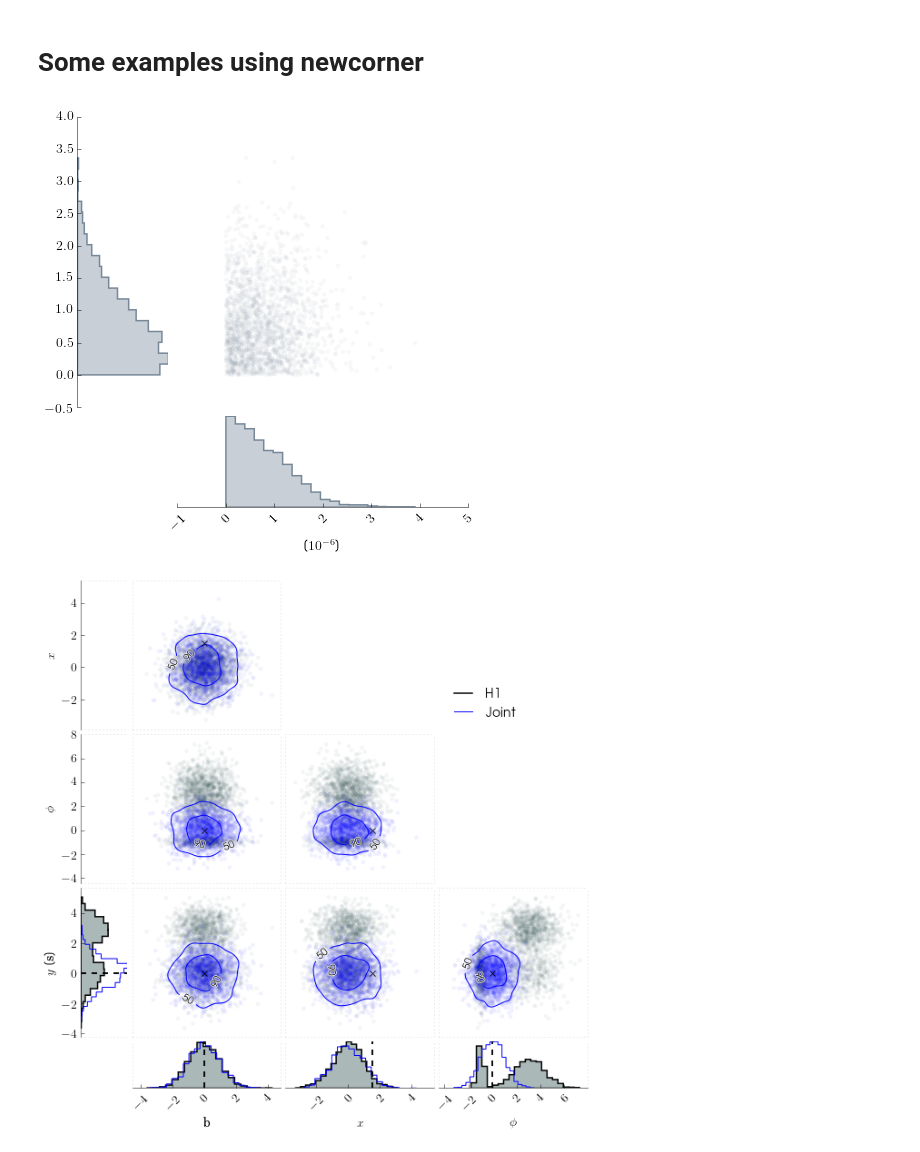
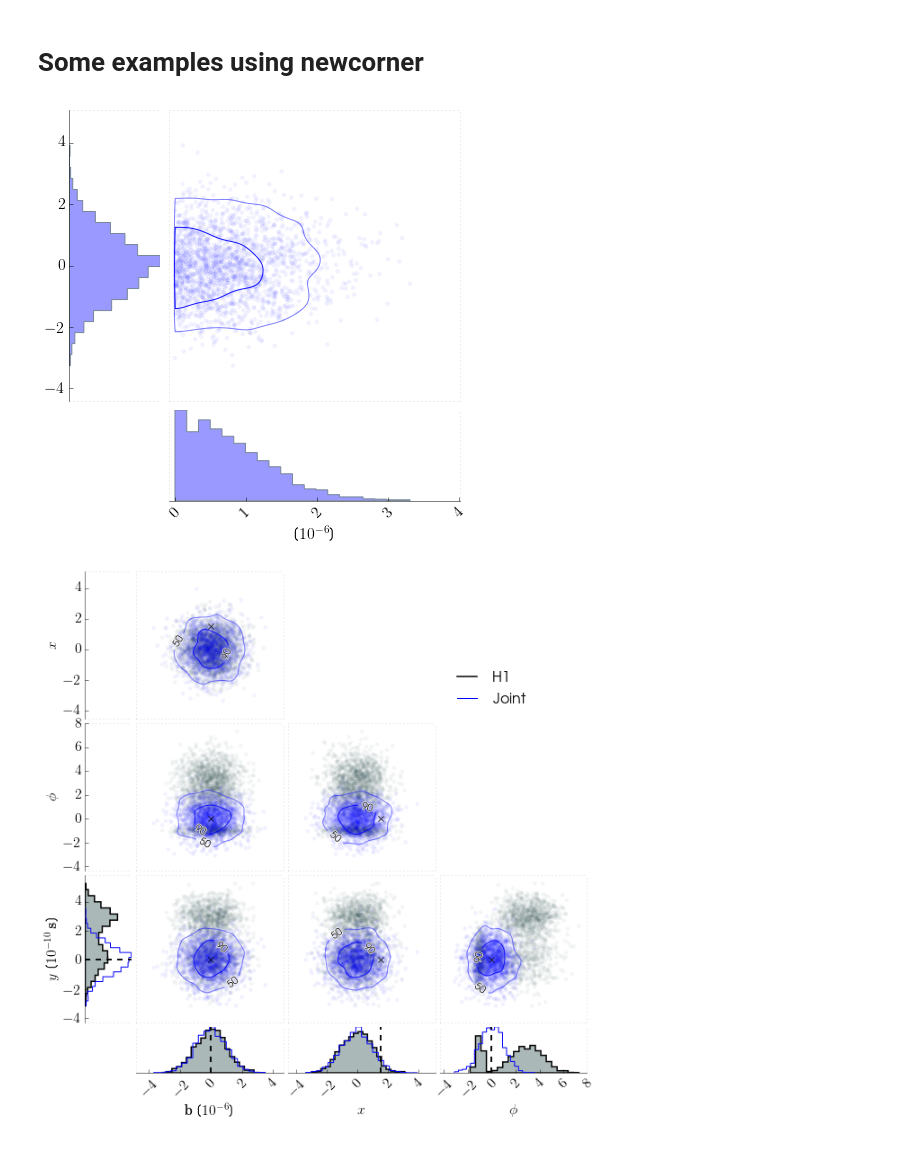
Before and after one commit to mattpitkin/scotchcorner, a Jupyter notebook: examples.ipynb, the cells around one changed output. Drawn from its saved outputs; the diff is of its cells as text; code cells hidden in the pictures.

```diff
--- a/examples.ipynb
+++ b/examples.ipynb
@@ -8,18 +8,20 @@ from newcorner import newcorner
 # %%
 # a 2d joint distribution plot
 
 # number of parameters
 ndims = 2
 
 # ratio of joint plots to histogram plots
 ratio = 3
 
 z = np.random.randn(2000,ndims)
 z[:,0] = np.abs(z[:,0])*1e-6
-z[:,1] = np.abs(z[:,1])
-p2 = newcorner(z, {'histtype': 'stepfilled', 'color': 'blue', 'linewidth': 1}, showpoints=True, showcontours=False, contour_kwargs={'colors': 'blue'})
+z[:,1] = z[:,1]
+limits = [(0., None), ()]
+#limits = None
+p2 = newcorner(z, hist_kwargs={'histtype': 'stepfilled', 'color': 'blue', 'linewidth': 1}, showlims=True, showpoints=True, showcontours=True, show_contour_levels=False, contour_kwargs={'colors': 'blue'}, limits=limits)
 # %% [output]
-[figure, old version]
+[figure, new version]
 # %%
 import numpy as np
 from newcorner import newcorner
@@ -52,6 +54,6 @@ p = newcorner(x, labels=labels, truths=[0., 1.52, 0., 0.], showlims=showlims, hi
 z = np.random.randn(2000,ndims)
 z[:,0] = z[:,0]*1e-6
 z[:,3] = z[:,3]*1e-10
-p.add_data(z, {'histtype': 'step', 'color': 'blue', 'linewidth': 1}, legend='Joint', showcontours=True, contour_kwargs={'colors': 'blue'})
+p.add_data(z, hist_kwargs={'histtype': 'step', 'color': 'blue', 'linewidth': 1}, legend='Joint', showcontours=True, contour_kwargs={'colors': 'blue'})
 # %% [output]
-[figure, old version]
+[figure, new version]
```
